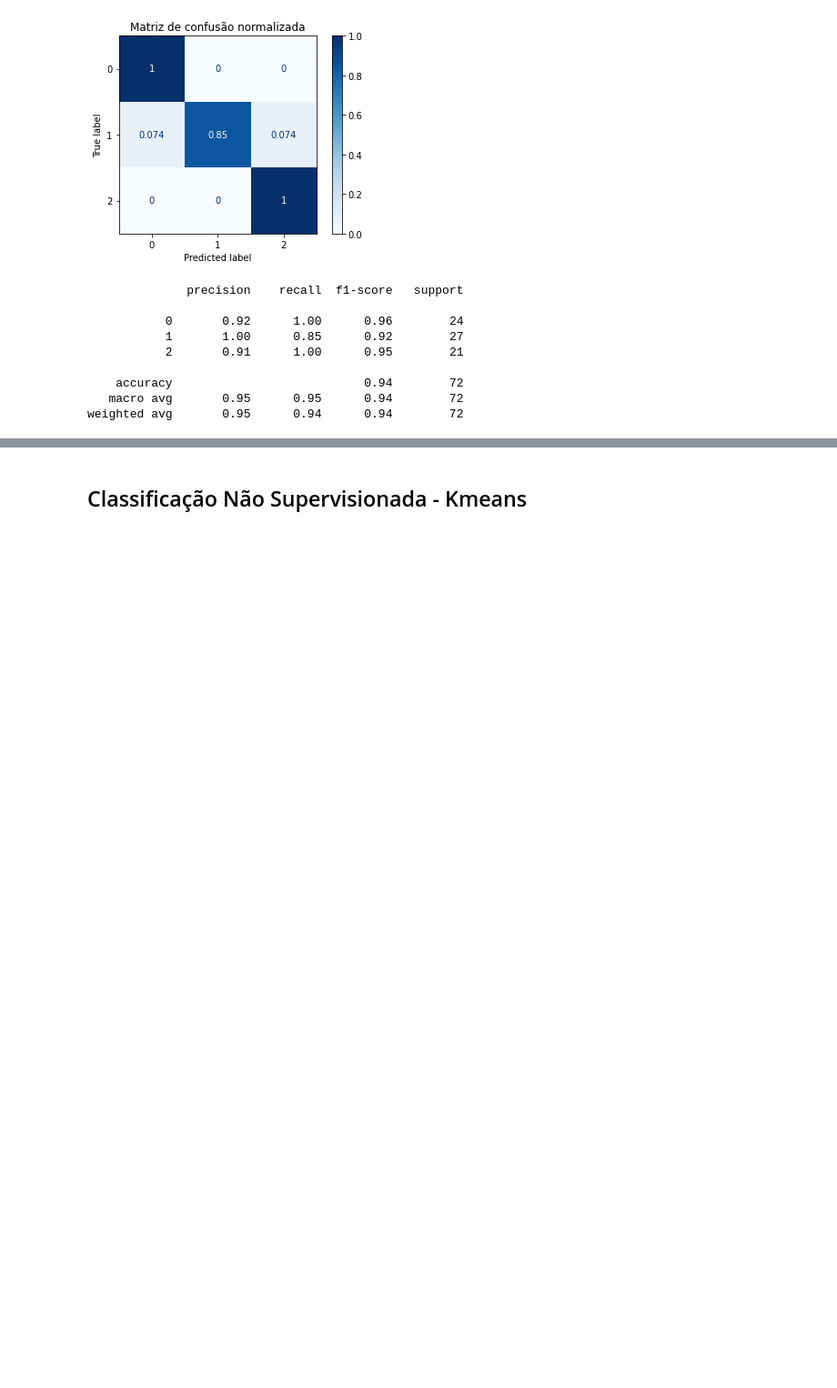
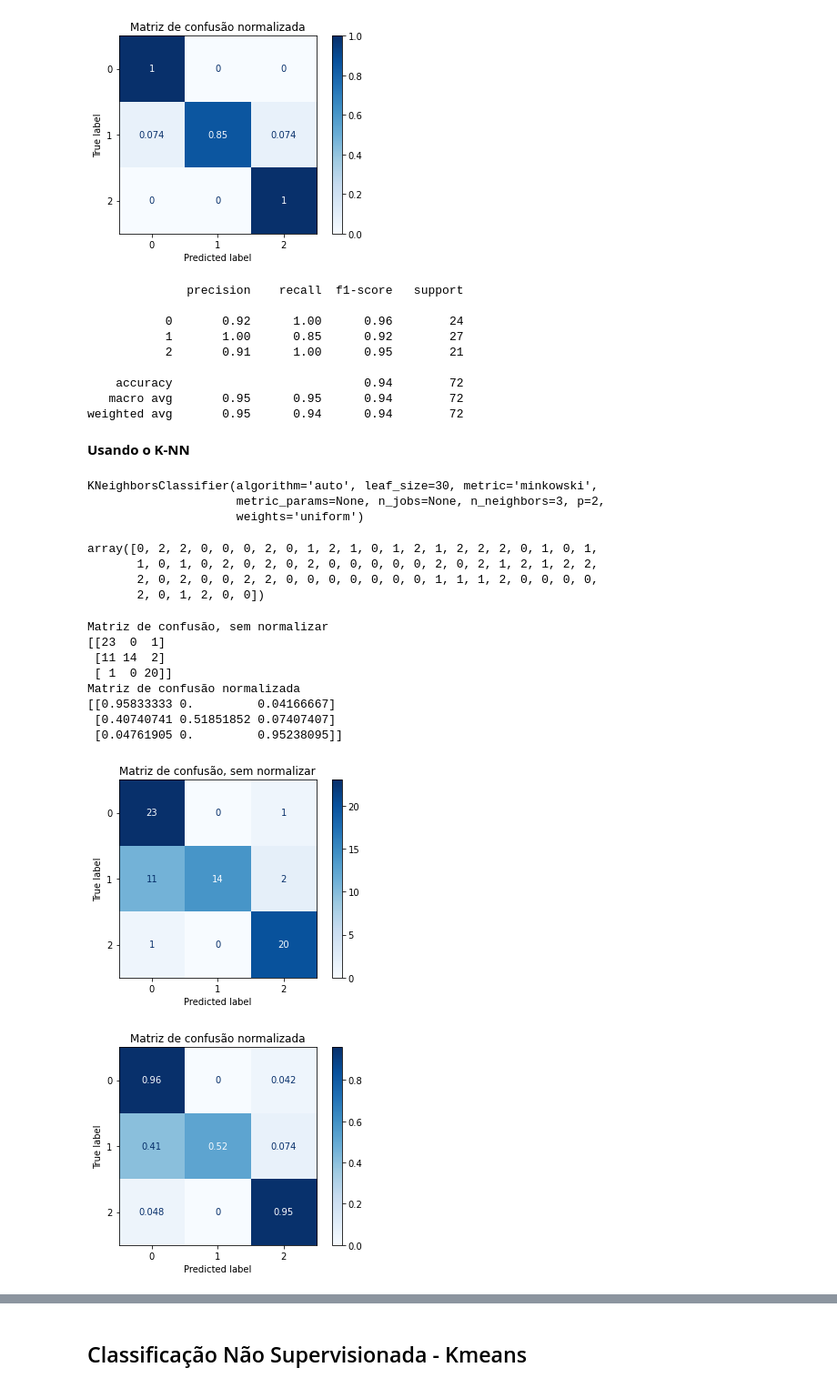
Before and after one commit to ReinaldoDiasAbreu/redes_multicamadas, a Jupyter notebook: Exercício_7_Redes_Neurais_Multicamadas.ipynb, the cells around one changed output, grey strips where cells are left out. Shown at 91% size. Cells and saved outputs as stored; diff of their text form; code cells hidden in the pictures; blank space fills up the shorter version.

```diff
--- a/Exercício_7_Redes_Neurais_Multicamadas.ipynb
+++ b/Exercício_7_Redes_Neurais_Multicamadas.ipynb
@@ -323,3 +323,48 @@ print(classification_report(y_testing, yp))
     accuracy                           0.94        72
    macro avg       0.95      0.95      0.94        72
 weighted avg       0.95      0.94      0.94        72
+# %% [markdown]
+**Usando o K-NN**
+# %%
+from sklearn.neighbors import KNeighborsClassifier
+
+# Definindo modelo com 3 vizinhos
+knn = KNeighborsClassifier(n_neighbors=3)
+# %%
+knn.fit(X_training, y_training)
+# %% [output]
+KNeighborsClassifier(algorithm='auto', leaf_size=30, metric='minkowski',
+                     metric_params=None, n_jobs=None, n_neighbors=3, p=2,
+                     weights='uniform')
+# %%
+resultado = knn.predict(X_testing)
+resultado
+# %% [output]
+array([0, 2, 2, 0, 0, 0, 2, 0, 1, 2, 1, 0, 1, 2, 1, 2, 2, 2, 0, 1, 0, 1,
+       1, 0, 1, 0, 2, 0, 2, 0, 2, 0, 0, 0, 0, 0, 2, 0, 2, 1, 2, 1, 2, 2,
+       2, 0, 2, 0, 0, 2, 2, 0, 0, 0, 0, 0, 0, 0, 1, 1, 1, 2, 0, 0, 0, 0,
+       2, 0, 1, 2, 0, 0])
+# %%
+titles_options = [("Matriz de confusão, sem normalizar", None),
+                  ("Matriz de confusão normalizada", 'true')]
+for title, normalize in titles_options:
+    disp = plot_confusion_matrix(knn, X_testing, y_testing,
+                                 cmap=plt.cm.Blues,
+                                 normalize=normalize)
+    disp.ax_.set_title(title)
+
+    print(title)
+    print(disp.confusion_matrix)
+
+plt.show()
+# %% [output]
+Matriz de confusão, sem normalizar
+[[23  0  1]
+ [11 14  2]
+ [ 1  0 20]]
+Matriz de confusão normalizada
+[[0.95833333 0.         0.04166667]
+ [0.40740741 0.51851852 0.07407407]
+ [0.04761905 0.         0.95238095]]
+[figure, added]
+[figure, added]
```
Also changed, not shown: parts of 18 cells of this notebook.
